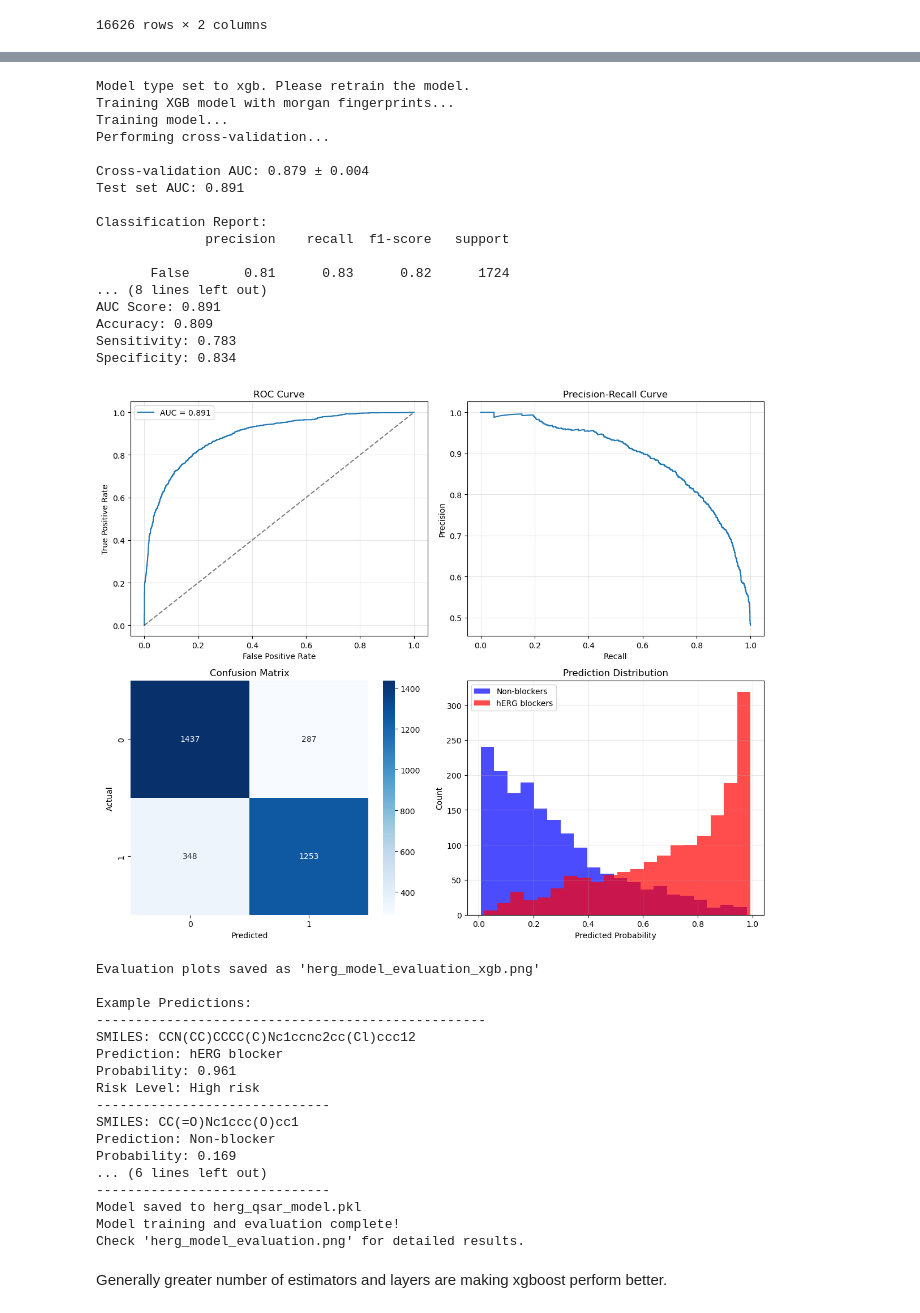
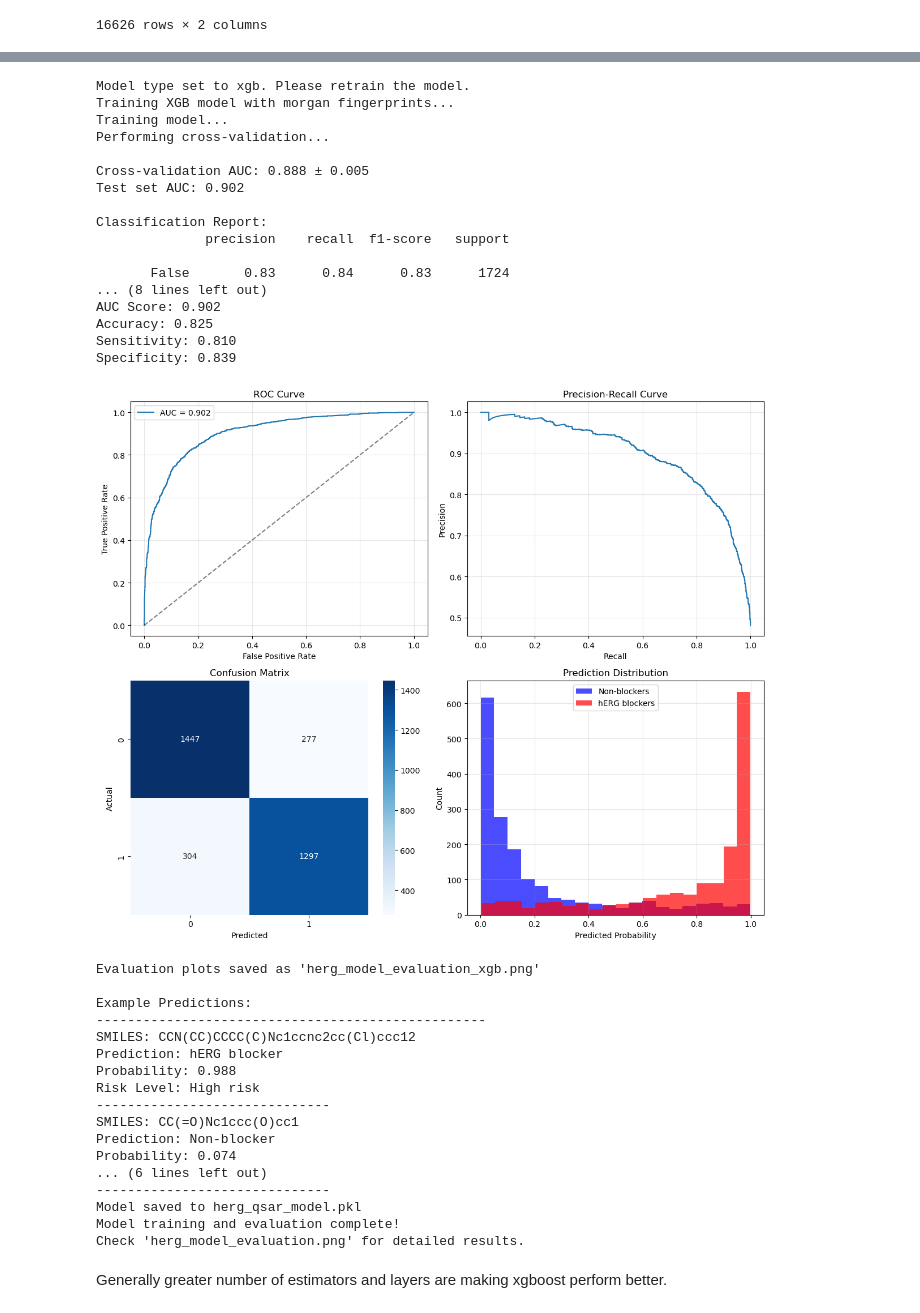
Before and after one commit to FazinHan/QSAR-Project, a Jupyter notebook: trainer.ipynb, the cells around one changed output, grey strips where cells are left out. Cells and saved outputs as stored; diff of their text form; code cells hidden in the pictures.

Commit message:
solid training

```diff
--- a/trainer.ipynb
+++ b/trainer.ipynb
@@ -108,7 +108,7 @@ Generated feature matrix: (16624, 2048)
 # %%
 model.set_model_type('xgb')
 # Train the model
-training_results = model.train(df, test_size=0.2, cv_folds=7, n_estimators=150, max_depth=10)
+training_results = model.train(df, test_size=0.2, cv_folds=7, n_estimators=150, max_depth=25)
 
 # Evaluate the model
 evaluation_results = model.evaluate_model(plot=True)
@@ -120,53 +120,53 @@ test_molecules = [
     'CN1C=NC2=C1C(=O)N(C)C(=O)N2C',       # Likely non-blocker (caffeine)
 ]
 
 print("\nExample Predictions:")
 print("-" * 50)
 predictions = model.predict(test_molecules)
 
 for pred in predictions:
     print(f"SMILES: {pred['smiles']}")
     print(f"Prediction: {pred['prediction']}")
     print(f"Probability: {pred['probability']:.3f}")
     print(f"Risk Level: {pred['risk_level']}")
     print("-" * 30)
 
 # Save the model
 model.save_model('herg_qsar_model.pkl')
 
 print("Model training and evaluation complete!")
 print("Check 'herg_model_evaluation.png' for detailed results.")
 # %% [output]
 Model type set to xgb. Please retrain the model.
 Training XGB model with morgan fingerprints...
 Training model...
 Performing cross-validation...
 
-Cross-validation AUC: 0.879 ± 0.004
-Test set AUC: 0.891
+Cross-validation AUC: 0.888 ± 0.005
+Test set AUC: 0.902
 
 Classification Report:
               precision    recall  f1-score   support
 
-       False       0.81      0.83      0.82      1724
+       False       0.83      0.84      0.83      1724
 ... (8 lines left out)
-AUC Score: 0.891
-Accuracy: 0.809
-Sensitivity: 0.783
-Specificity: 0.834
+AUC Score: 0.902
+Accuracy: 0.825
+Sensitivity: 0.810
+Specificity: 0.839
-[figure, old version]
+[figure, new version]
 Evaluation plots saved as 'herg_model_evaluation_xgb.png'
 
 Example Predictions:
 --------------------------------------------------
 SMILES: CCN(CC)CCCC(C)Nc1ccnc2cc(Cl)ccc12
 Prediction: hERG blocker
-Probability: 0.961
+Probability: 0.988
 Risk Level: High risk
 ------------------------------
 SMILES: CC(=O)Nc1ccc(O)cc1
 Prediction: Non-blocker
-Probability: 0.169
+Probability: 0.074
 ... (6 lines left out)
 ------------------------------
 Model saved to herg_qsar_model.pkl
```
Also changed, not shown: parts of 10 cells of this notebook, 1 other file.
